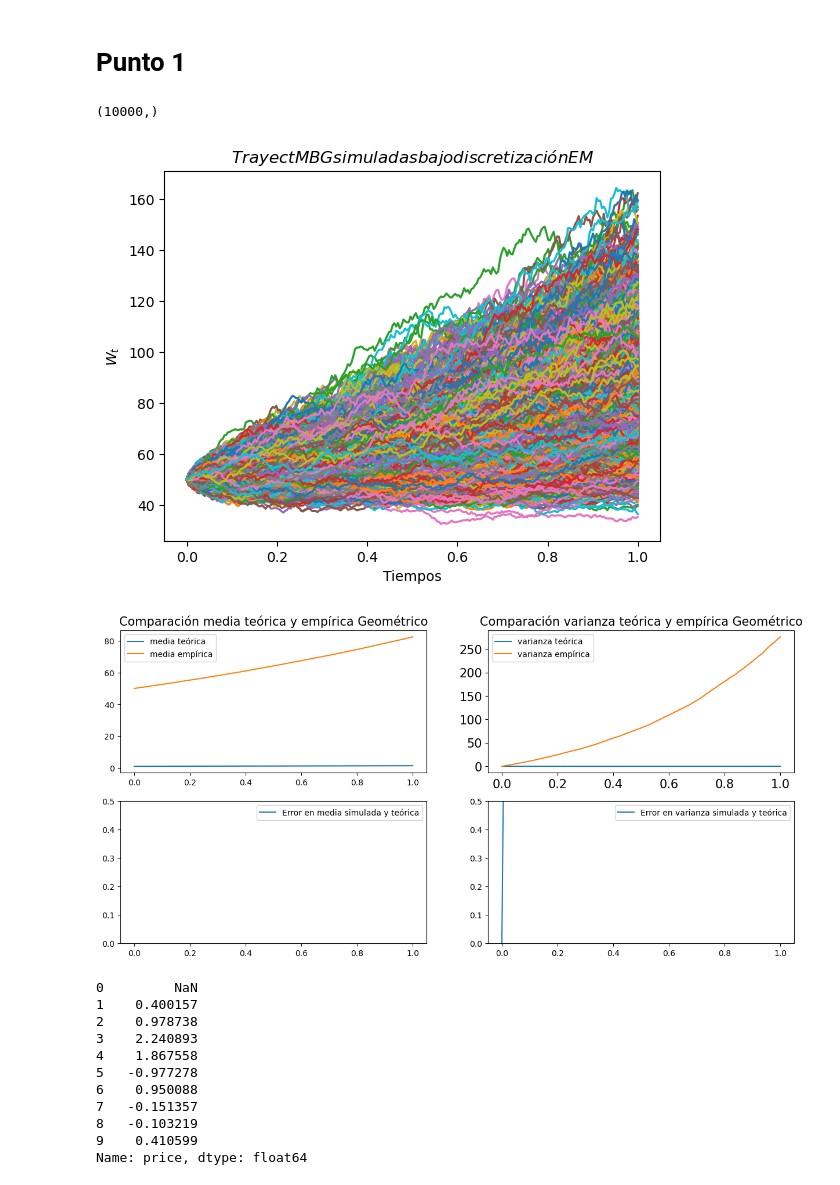
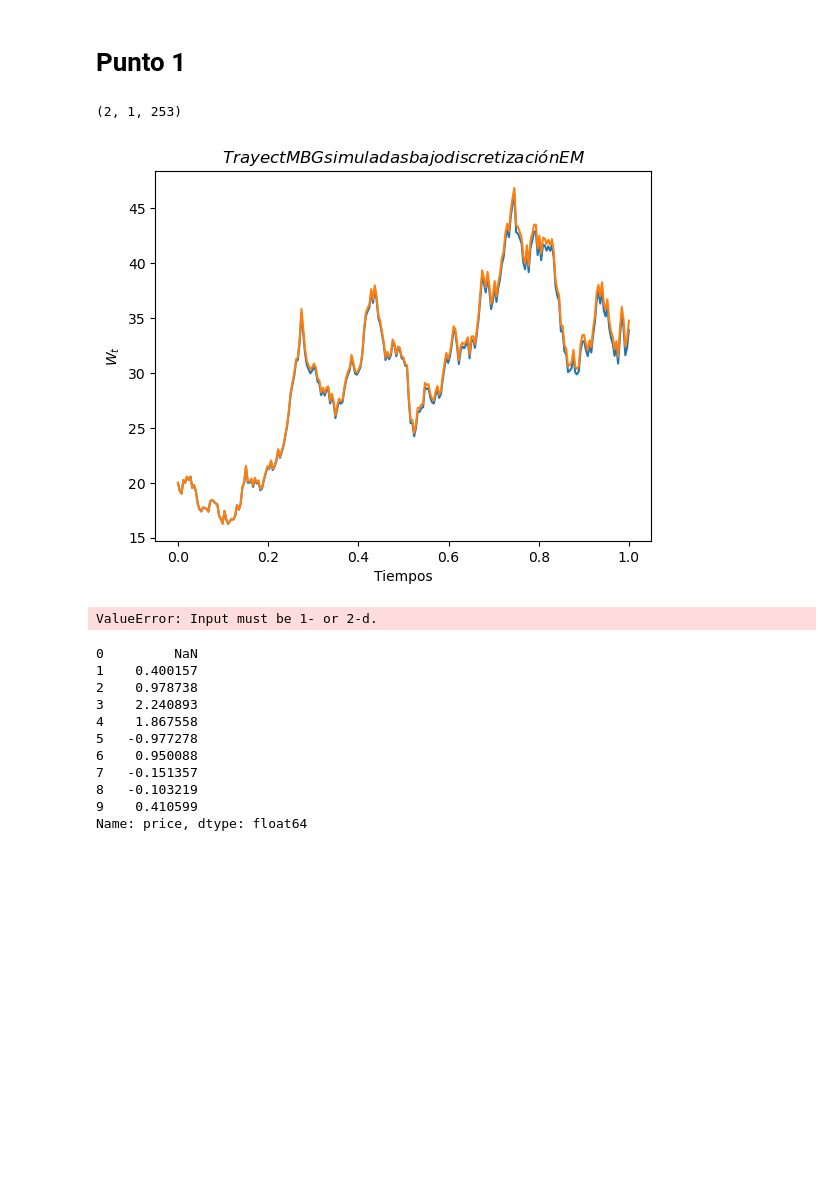
Before and after one commit to msanchezr99/Talleres_estocasticos1, a Jupyter notebook: Procesos_estoc_continuos/Punto1_Unit3.ipynb, the cells around one changed output. Saved outputs shown, nothing was run; the diff lists cells and outputs as text; code cells hidden in the pictures; blank space fills up the shorter version.

Commit message:
Se arregla problema de simulación con solución teórica de movimiento browniano geométrico

```diff
--- a/Procesos_estoc_continuos/Punto1_Unit3.ipynb
+++ b/Procesos_estoc_continuos/Punto1_Unit3.ipynb
@@ -54,62 +54,60 @@ def plotear(nombre_proceso,time, mu_teor_t,mu_hat_t, var_teor_t,var_hat_t,mu_err
 #Numeral 2
 T=1
 n=253
-d=10000
+d=1
 time=np.linspace(0,T,n)
 dt=T/(n-1)
 dB=bm.get_dB(n,dt)
-G_0=50*np.ones(d)
+G_0=20
 
 mu=0.3
-sigma=0.2
+sigma=0.5
 
-def EM_geom_brown(G_0:np.array,mu:float,sigma:float,n:int,d:int,dt:float =1):
+def EM_geom_brown(G_0:float,mu:float,sigma:float,n:int,d:int,T:float,dt:float=1):
     """
     Generar matriz (dxn) con d trayectorias de movimientos brownianos geométricos de n observaciones a partir de
     discretización de Euler Maruyama.
     Recibe:
-    G_0: condiciones iniciales
+    G_0: valor de condición inicial para todas las trayectorias
     n: número de observaciones por trayectoria.
     d: número de trayectorias.
     dt (opcional): diferencial de tiempo.
     Retorna:
     Matriz de movimientos brownianos geométricos"""
-    G_0=np.array(G_0) #Cambiar por parámetro numérico y hacer G_0=g_0*np.ones(d)
-    if G_0.ndim!=1 or len(G_0)!=d:
-        raise Exception("Dimensiones de condiciones iniciales equivocadas")
+    time=np.linspace(0,T,n)
     G=np.zeros((d,n))
-    G[:,0]=G_0
+    G[:,0]=G_0*np.ones(d)
     B=bm.get_B_matrix(n,d,dt)
     dB=np.diff(B,axis=1)
     for i in range(1,n):
         G[:,i]=(1+mu*dt)*G[:,i-1]+sigma*G[:,i-1]*dB[:,i-1]
-    G=G_0*np.exp((mu-sigma**2)*time/2+sigma*G)
-    return G
+    G_teor=G_0*np.exp((mu- sigma**2/2)*time+sigma*B)
+    return G,G_teor
 
-G=EM_geom_brown(G_0,0.5,0.2,n,d,dt=dt)
-
+G,G_teor=EM_geom_brown(G_0,mu,sigma,n,d,T,dt=dt)
+print(np.array([G,G_teor]).shape)
 
 fig, ax = plt.subplots()
-ax.plot(time,G.T)
+ax.plot(time,np.vstack([G,G_teor]).T)
 ax.set_title("$Trayect MBG simuladas bajo discretización EM$")
 ax.set_xlabel("Tiempos")
 ax.set_ylabel("$W_t$")
 plt.show()
 
 mu_teor_t,cov_teor=bm.geometric_theoret_mu_cov(time,alpha=mu-sigma**2/2,lamda=sigma)
 mu_hat_t,cov_hat=bm.empiric_mu_cov(G)
 
 var_hat_t=np.diag(cov_hat)
 var_teor_t=np.diag(cov_teor)
 
 mu_error=bm.error(mu_hat_t,mu_teor_t)
 var_error=bm.error(var_hat_t,var_teor_t)
 
 plotear("Geométrico",time, mu_teor_t,mu_hat_t,var_teor_t,var_hat_t,mu_error,var_error,lim_err=[0,0.5])
 # %% [output]
-(10000,)
+(2, 1, 253)
-[figure, old version]
+[figure, new version]
-[figure, removed]
+ValueError: Input must be 1- or 2-d.
 # %%
 np.random.seed(0)
 df = pd.DataFrame(10 + np.random.randn(10).cumsum(), columns=['price'])
```
Also changed, not shown: 4 other files.
